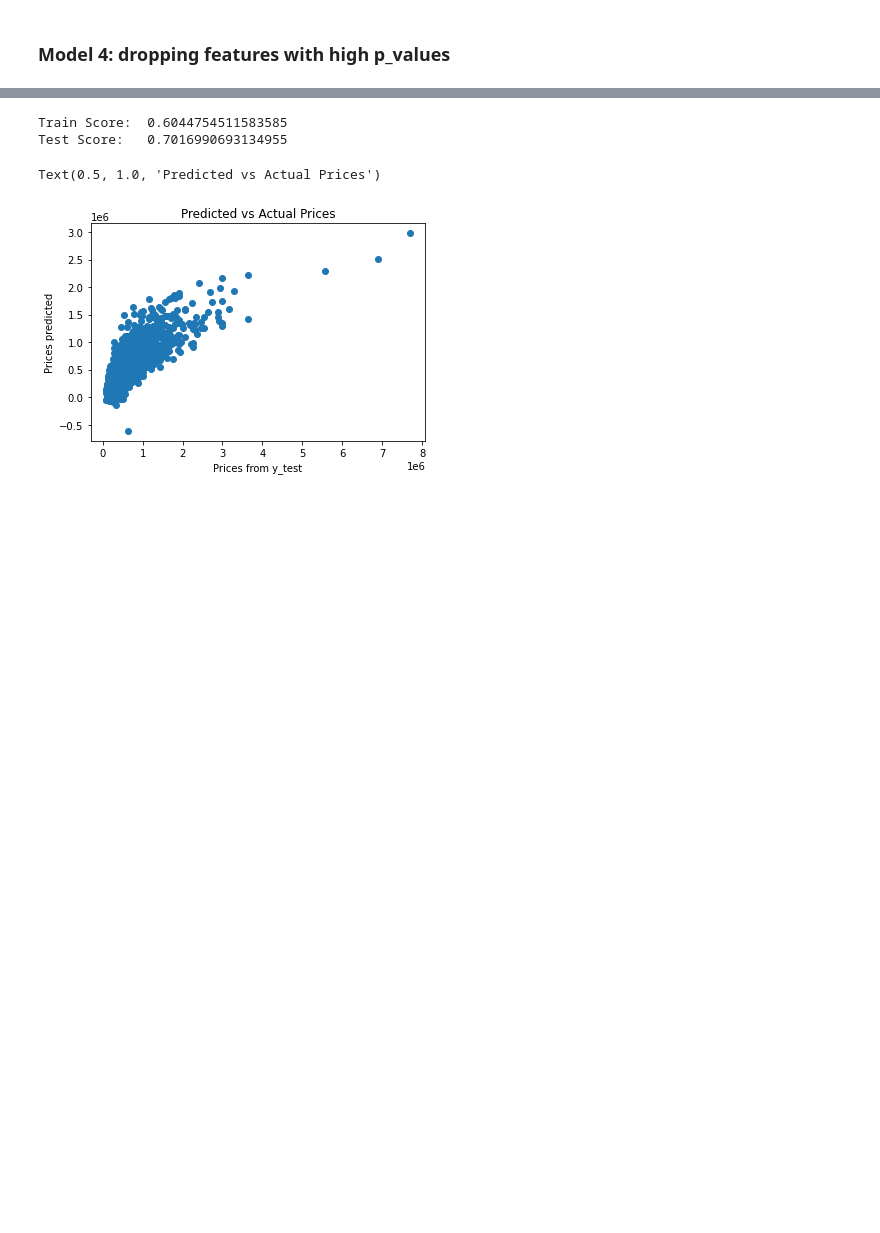
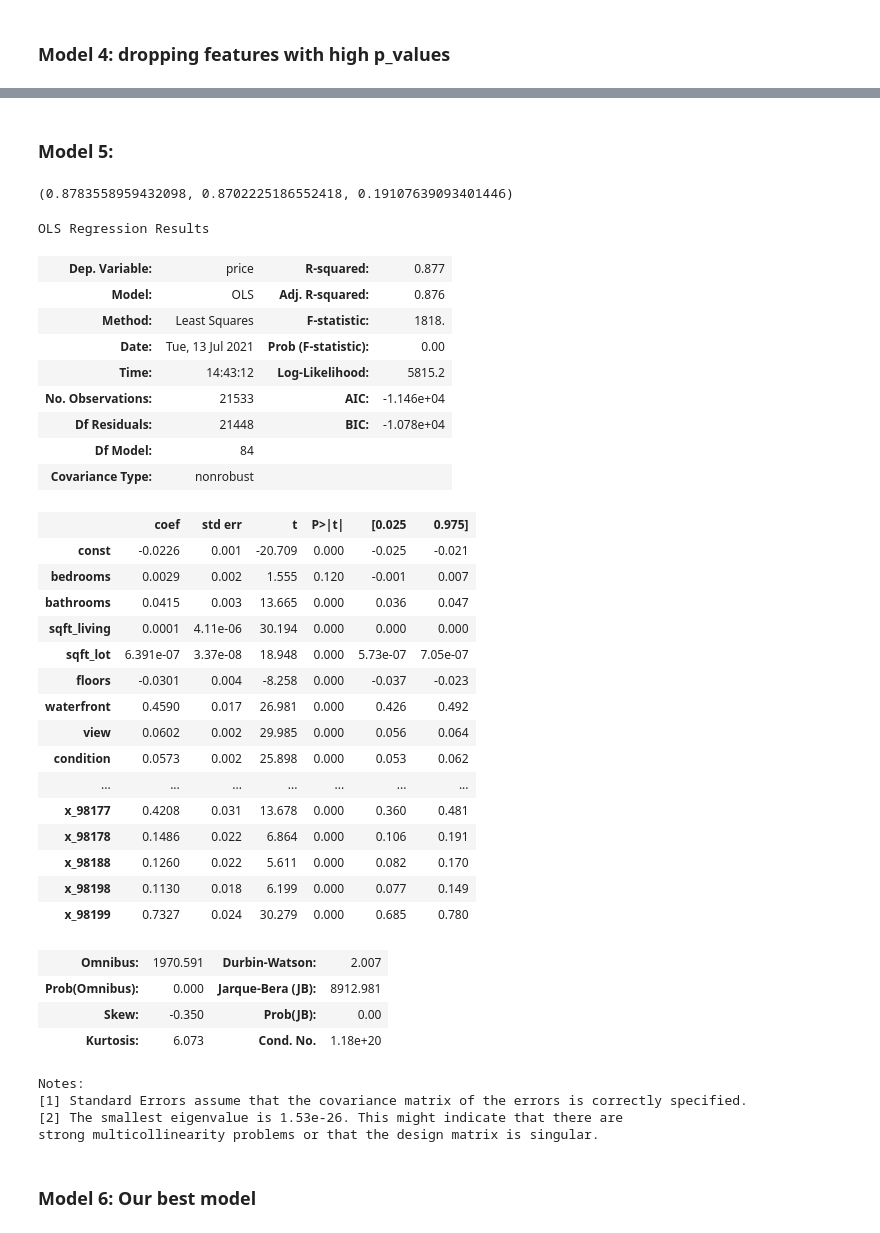
Before and after one commit to mankah/Project-2, a Jupyter notebook: Notebook.ipynb, the cells around one changed output, grey strips where cells are left out. Drawn from its saved outputs; the diff is of its cells as text; code cells hidden in the pictures; blank space fills up the shorter version.

```diff
--- a/Notebook.ipynb
+++ b/Notebook.ipynb
@@ -520,26 +391,7 @@ Test Score:   0.7016990693134955
-# %%
-X = df[['bedrooms','bedrooms','bathrooms','sqft_living','sqft_lot','floors','waterfront','view','condition',
-       'grade','sqft_above','sqft_basement','sqft_living15','sqft_lot15']]
-y = df['price']
-
-X_train, X_test, y_train, y_test = train_test_split(X, y, test_size=0.2, random_state=42)
-
-lr = LinearRegression()
-lr.fit(X_train, y_train)
-
-train_score = lr.score(X_train, y_train)
-train_score = lr.score(X_test, y_test)
-
-print('Train Score: ', train_score)
-print('Test Score:  ', test_score)
-
-price_predict = lr.predict(X_test)
-plt.scatter(y_test, price_predict)
-plt.xlabel('Prices from y_test')
-plt.ylabel('Prices predicted');
-plt.title('Predicted vs Actual Prices')
-# %% [output]
-Train Score:  0.6044754511583585
-Test Score:   0.7016990693134955
-Text(0.5, 1.0, 'Predicted vs Actual Prices')
-[figure, removed]
+# %% [markdown]
+### Model 5:
+# %%
+X = df.drop(['price', 'sqft_basement', 'sqft_lot15'], axis = 1)
+y = df['price']
+y = np.log(y)
+X_train, X_test, y_train, y_test = train_test_split(X, y, test_size=0.2, random_state=42)
@@ -545,0 +407,44 @@ Text(0.5, 1.0, 'Predicted vs Actual Prices')
+# %%
+train_score_lr, test_score_lr, rmse_lr
+# %% [output]
+(0.8783558959432098, 0.8702225186552418, 0.19107639093401446)
+# %%
+X = sm.add_constant(X)
+sm.OLS(y, X).fit().summary()
+# %% [output]
+OLS Regression Results
+| Dep. Variable: | price | R-squared: | 0.877 |
+| Model: | OLS | Adj. R-squared: | 0.876 |
+| Method: | Least Squares | F-statistic: | 1818. |
+| Date: | Tue, 13 Jul 2021 | Prob (F-statistic): | 0.00 |
+| Time: | 14:43:12 | Log-Likelihood: | 5815.2 |
+| No. Observations: | 21533 | AIC: | -1.146e+04 |
+| Df Residuals: | 21448 | BIC: | -1.078e+04 |
+| Df Model: | 84 |  |  |
+| Covariance Type: | nonrobust |  |  |
+|  | coef | std err | t | P>|t| | [0.025 | 0.975] |
+| const | -0.0226 | 0.001 | -20.709 | 0.000 | -0.025 | -0.021 |
+| bedrooms | 0.0029 | 0.002 | 1.555 | 0.120 | -0.001 | 0.007 |
+| bathrooms | 0.0415 | 0.003 | 13.665 | 0.000 | 0.036 | 0.047 |
+| sqft_living | 0.0001 | 4.11e-06 | 30.194 | 0.000 | 0.000 | 0.000 |
+| sqft_lot | 6.391e-07 | 3.37e-08 | 18.948 | 0.000 | 5.73e-07 | 7.05e-07 |
+| floors | -0.0301 | 0.004 | -8.258 | 0.000 | -0.037 | -0.023 |
+| waterfront | 0.4590 | 0.017 | 26.981 | 0.000 | 0.426 | 0.492 |
+| view | 0.0602 | 0.002 | 29.985 | 0.000 | 0.056 | 0.064 |
+| condition | 0.0573 | 0.002 | 25.898 | 0.000 | 0.053 | 0.062 |
+| ... | ... | ... | ... | ... | ... | ... |
+| x_98177 | 0.4208 | 0.031 | 13.678 | 0.000 | 0.360 | 0.481 |
+| x_98178 | 0.1486 | 0.022 | 6.864 | 0.000 | 0.106 | 0.191 |
+| x_98188 | 0.1260 | 0.022 | 5.611 | 0.000 | 0.082 | 0.170 |
+| x_98198 | 0.1130 | 0.018 | 6.199 | 0.000 | 0.077 | 0.149 |
+| x_98199 | 0.7327 | 0.024 | 30.279 | 0.000 | 0.685 | 0.780 |
+| Omnibus: | 1970.591 | Durbin-Watson: | 2.007 |
+| Prob(Omnibus): | 0.000 | Jarque-Bera (JB): | 8912.981 |
+| Skew: | -0.350 | Prob(JB): | 0.00 |
+| Kurtosis: | 6.073 | Cond. No. | 1.18e+20 |
+Notes:
+[1] Standard Errors assume that the covariance matrix of the errors is correctly specified.
+[2] The smallest eigenvalue is 1.53e-26. This might indicate that there are
+strong multicollinearity problems or that the design matrix is singular.
+# %% [markdown]
+### Model 6: Our best model
```
Also changed, not shown: parts of 37 cells of this notebook.
